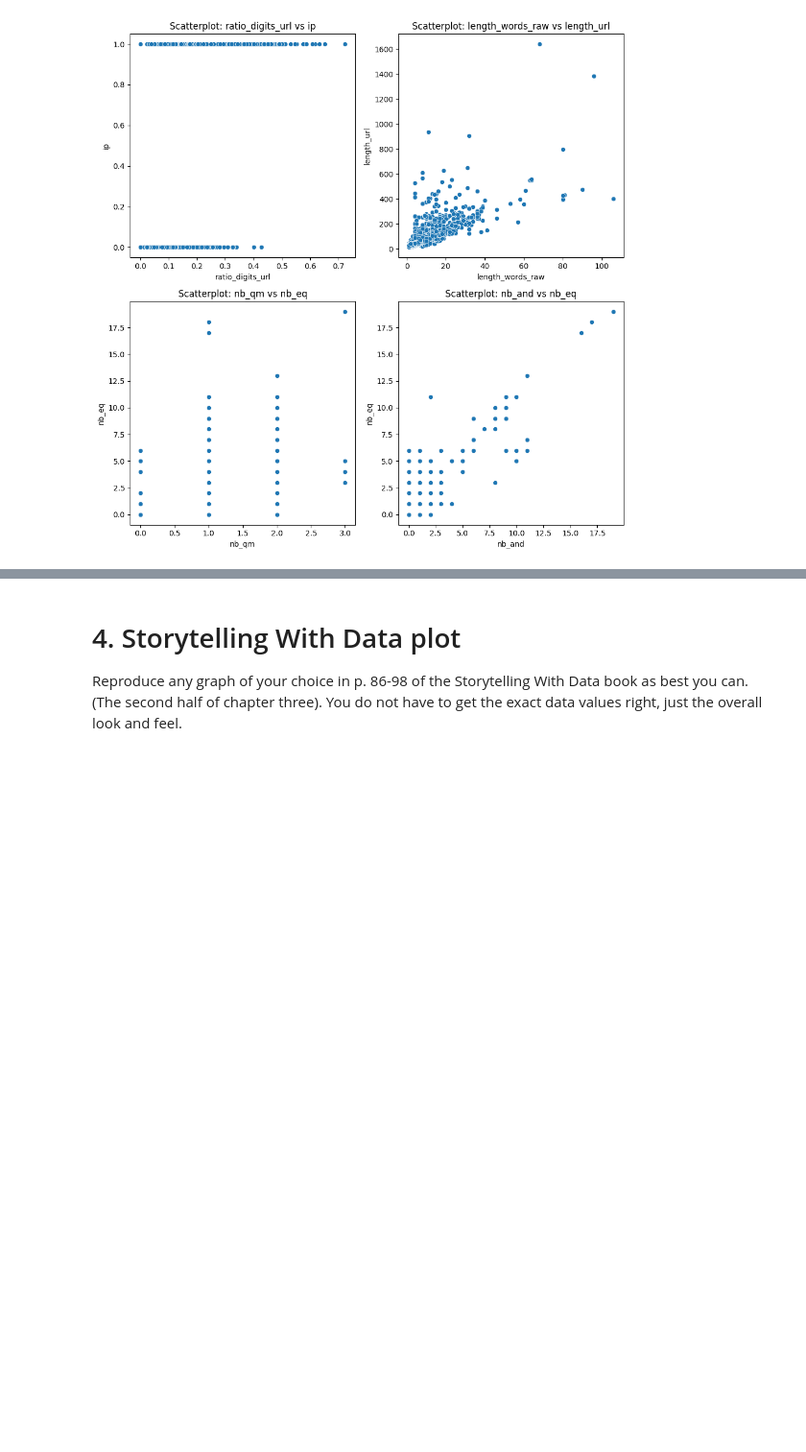
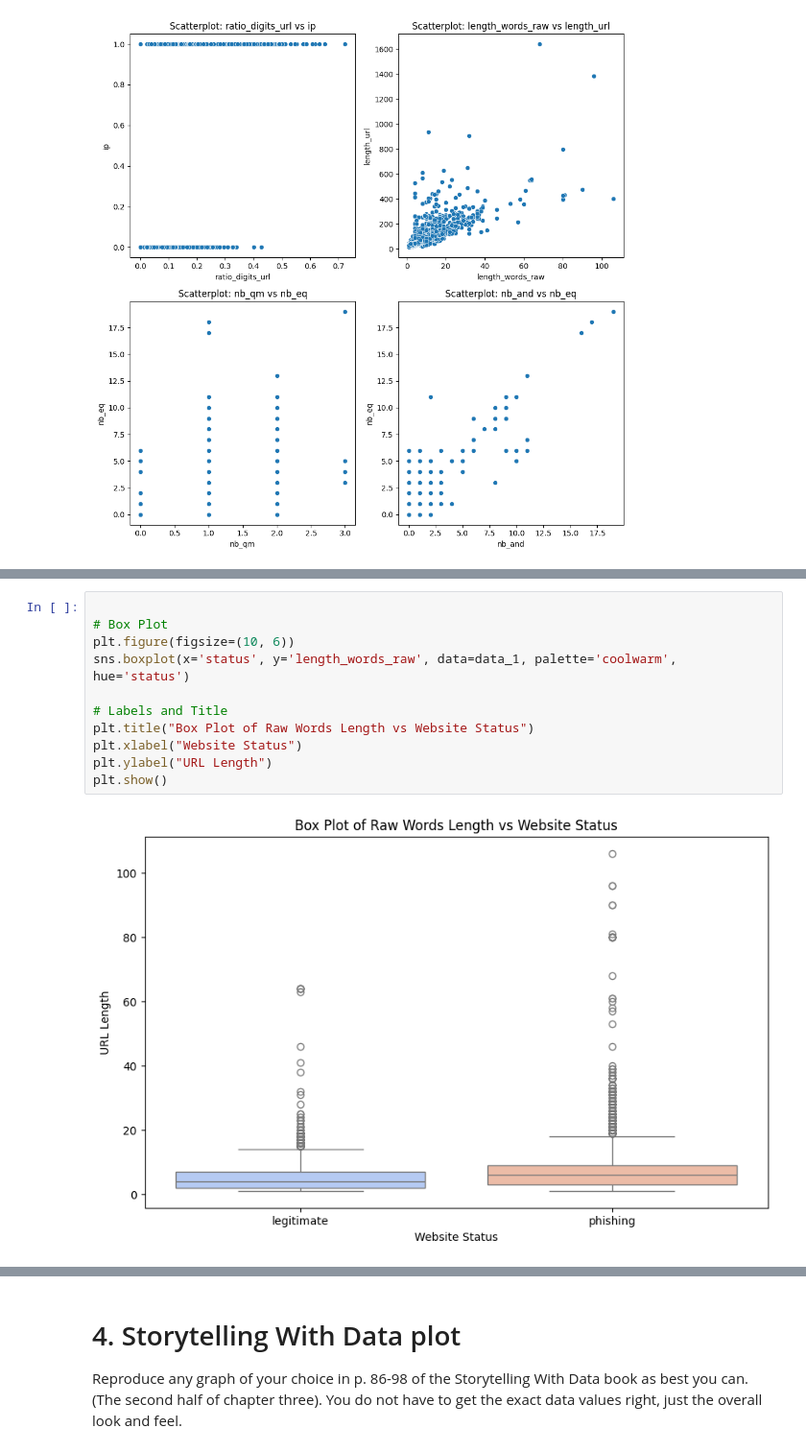
Before and after one commit to Rocking-Priya/2025-spring-B2, a Jupyter notebook: Week6.ipynb, the cells around one changed output, grey strips where cells are left out. Shown at 96% size. Cells and saved outputs as stored; diff of their text form; blank space fills up the shorter version.

```diff
--- a/Week6.ipynb
+++ b/Week6.ipynb
@@ -262,0 +289,13 @@ plt.show()
+# %%
+
+# Box Plot
+plt.figure(figsize=(10, 6))
+sns.boxplot(x='status', y='length_words_raw', data=data_1, palette='coolwarm', hue='status')
+
+# Labels and Title
+plt.title("Box Plot of Raw Words Length vs Website Status")
+plt.xlabel("Website Status")
+plt.ylabel("URL Length")
+plt.show()
+# %% [output]
+[figure, added]
```
Also changed, not shown: parts of 17 cells of this notebook.
